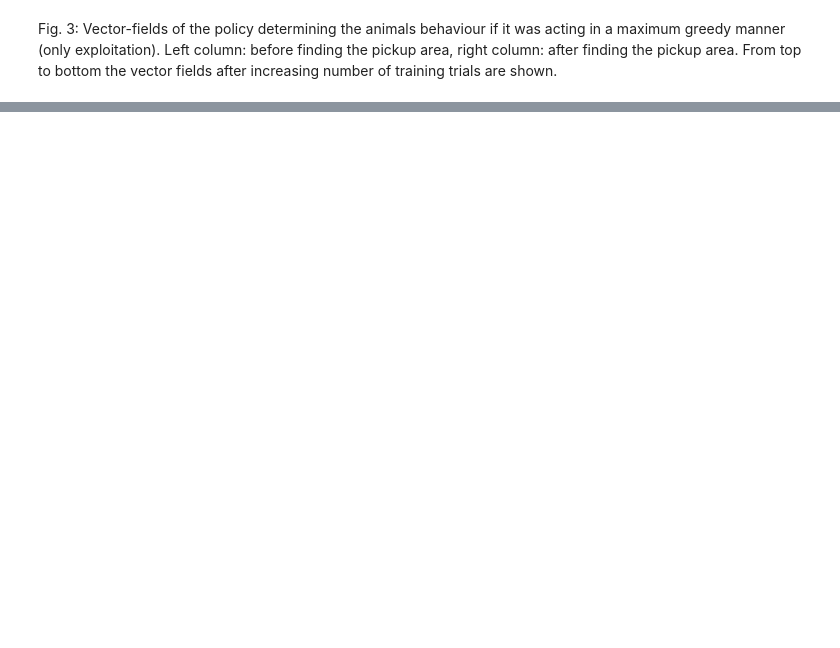
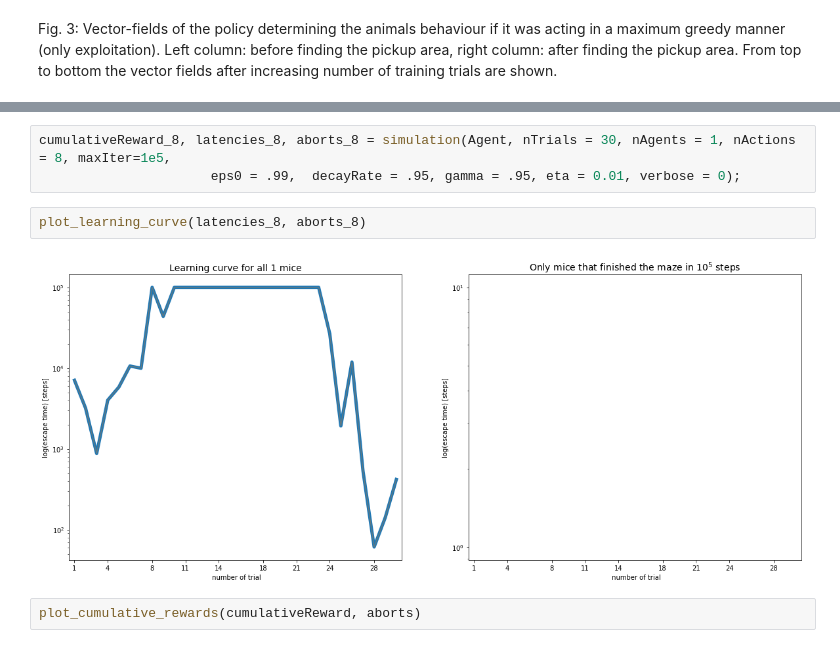
Before and after one commit to imLew/MHBF-project, a Jupyter notebook: RL-miniproject-report.ipynb, the cells around one changed output, grey strips where cells are left out. Saved outputs shown, nothing was run; the diff lists cells and outputs as text; blank space fills up the shorter version.

```diff
--- a/RL-miniproject-report.ipynb
+++ b/RL-miniproject-report.ipynb
@@ -143,0 +158,9 @@ Fig. 3: Vector-fields of the policy determining the animals behaviour if it was
+# %%
+cumulativeReward_8, latencies_8, aborts_8 = simulation(Agent, nTrials = 30, nAgents = 1, nActions = 8, maxIter=1e5,
+                      eps0 = .99,  decayRate = .95, gamma = .95, eta = 0.01, verbose = 0);
+# %%
+plot_learning_curve(latencies_8, aborts_8)
+# %% [output]
+[figure, added]
+# %%
+plot_cumulative_rewards(cumulativeReward, aborts)
```
Also changed, not shown: parts of 13 cells of this notebook, 1 other file.
